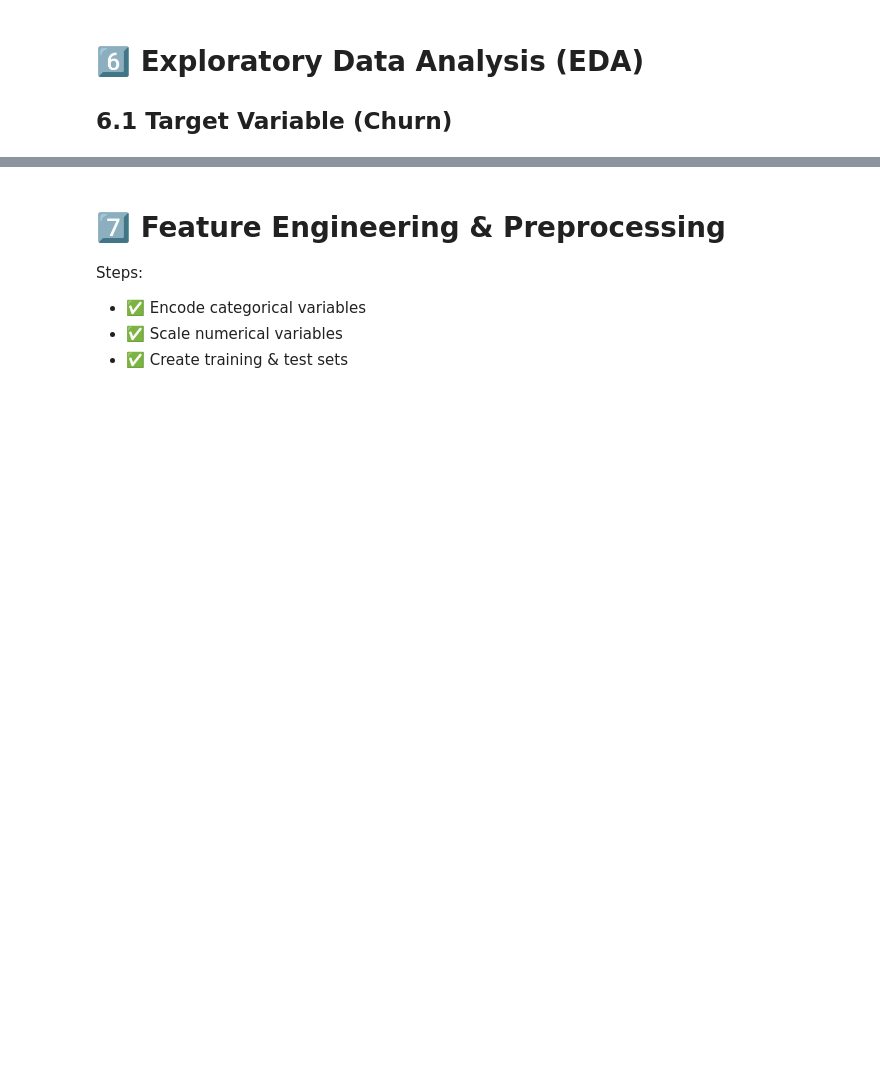
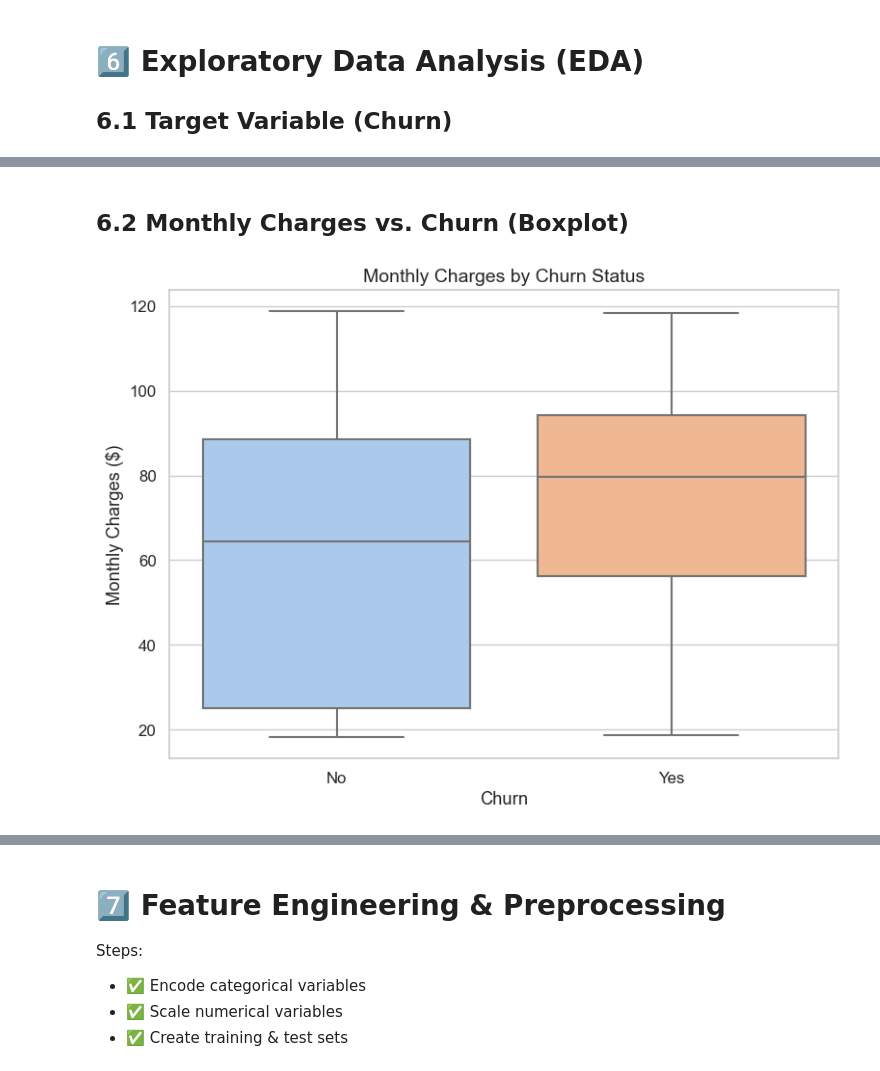
Before and after one commit to Johnnysnipes90/telco-churn-analytics, a Jupyter notebook: ML for marketing.ipynb, the cells around one changed output, grey strips where cells are left out. Drawn from its saved outputs; the diff is of its cells as text; code cells hidden in the pictures; blank space fills up the shorter version.

```diff
--- a/ML for marketing.ipynb
+++ b/ML for marketing.ipynb
@@ -236,0 +260,12 @@ We noticed from the visuals above that there are more customers that did not chu
+# %% [markdown]
+## 6.2 Monthly Charges vs. Churn (Boxplot)
+# %%
+plt.figure(figsize=(8,6))
+sns.boxplot(data=telco_raw, x='Churn', y='MonthlyCharges', palette='pastel')
+plt.title('Monthly Charges by Churn Status', fontsize=14)
+plt.xlabel('Churn')
+plt.ylabel('Monthly Charges ($)')
+plt.tight_layout()
+plt.show()
+# %% [output]
+[figure, added]
```
Also changed, not shown: parts of 32 cells of this notebook, 1 other file.
